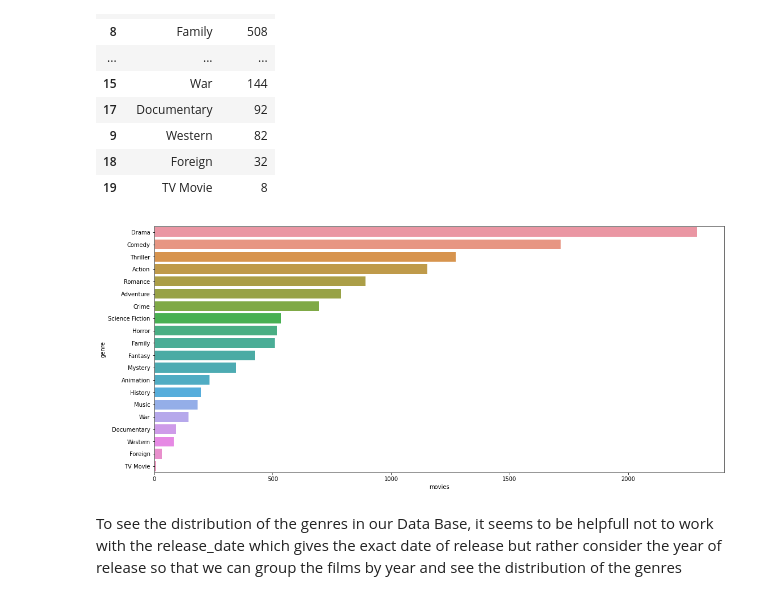
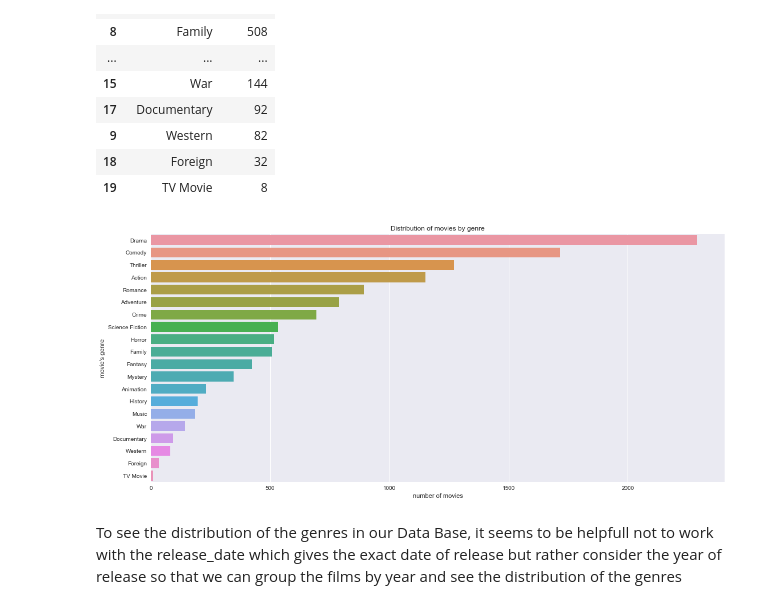
Before and after one commit to Ellana42/projet_info, a Jupyter notebook: rating_movies.ipynb, the cells around one changed output. Saved outputs shown, nothing was run; the diff lists cells and outputs as text; code cells hidden in the pictures.

```diff
--- a/rating_movies.ipynb
+++ b/rating_movies.ipynb
@@ -240,6 +240,7 @@ data[json_cols].head()
 import ast
 # %%
 import matplotlib.pyplot as plt
+plt.style.use('seaborn')
 # %%
 import datetime
 # %%
@@ -333,10 +358,13 @@ genres
 | 19 | TV Movie | 8 |
 # %%
 plt.figure(figsize=(18,8))
-sns.barplot(x='movies', y='genre', data=genres)
+ax = sns.barplot(x='movies', y='genre', data=genres)
+ax.set_xlabel('number of movies')
+ax.set_ylabel('movie\'s genre')
+plt.title('Distribution of movies by genre')
 plt.show()
 # %% [output]
-[figure, old version]
+[figure, new version]
 # %% [markdown]
 To see the distribution of the genres in our Data Base, it seems to be helpfull not to work with the release_date which gives the exact date of release but rather consider the year of release so that we can group the films by year and see the distribution of the genres
 # %% [markdown]
```
Also changed, not shown: parts of 25 cells of this notebook.
